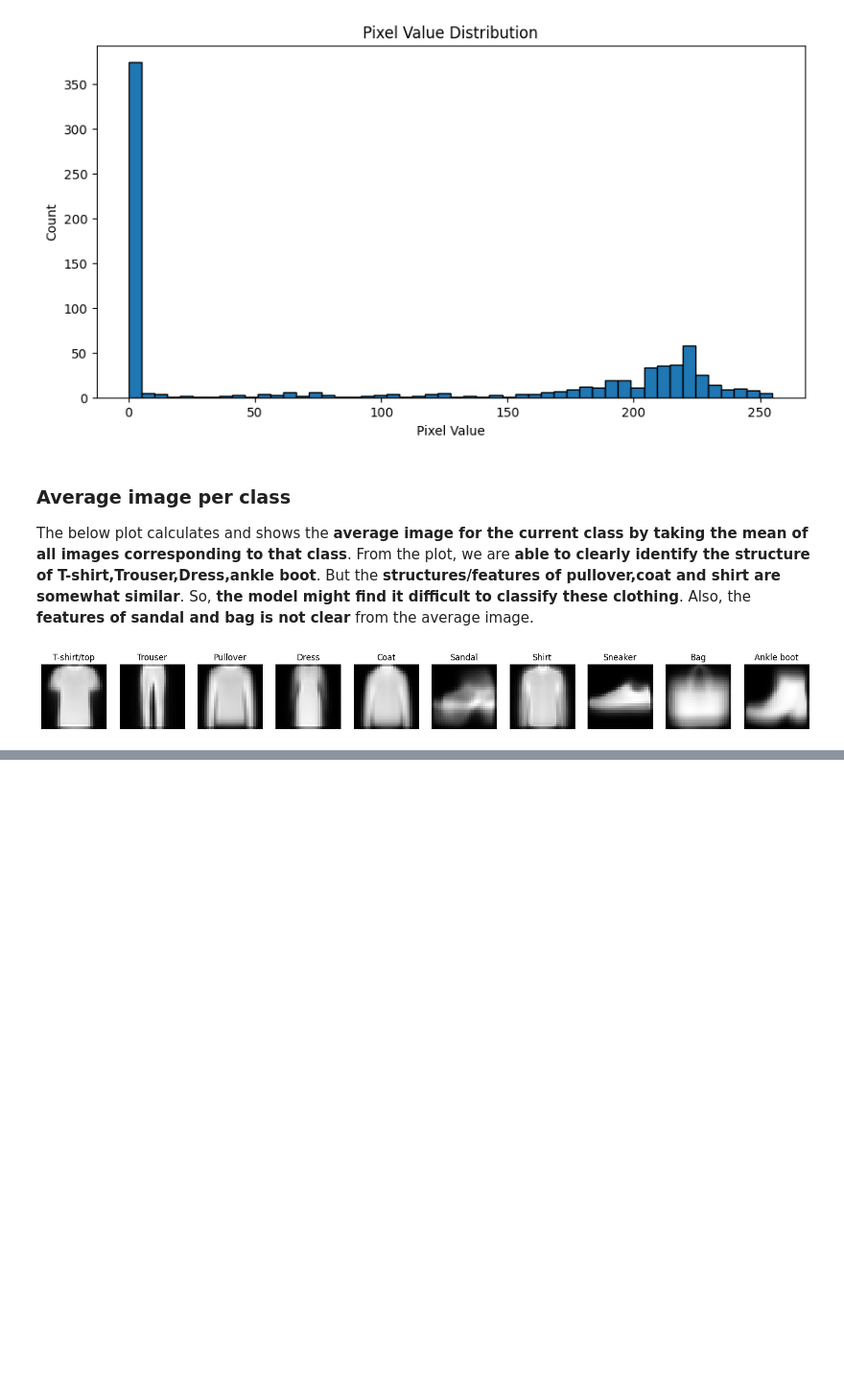
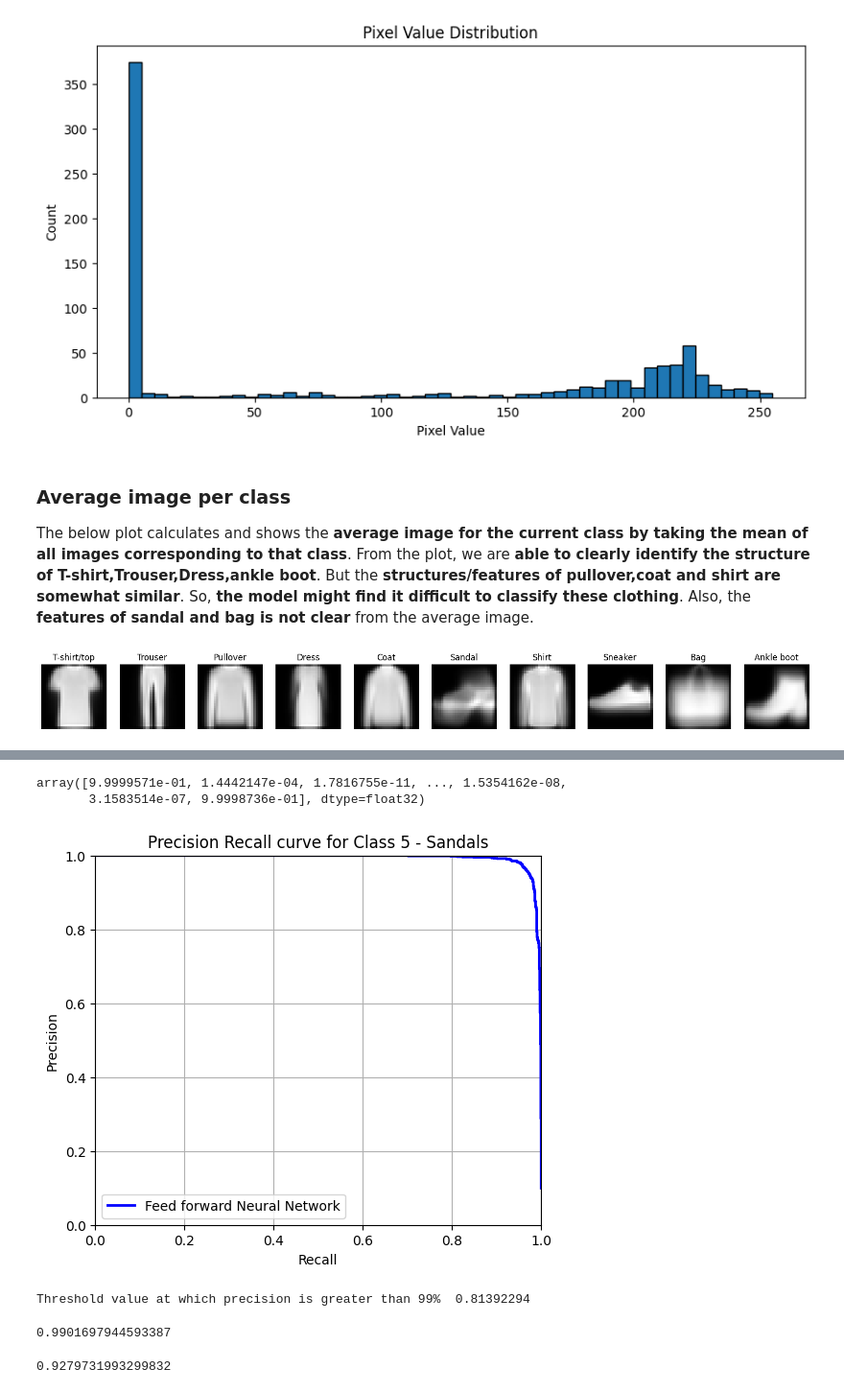
Before and after one commit to hemasree798/CSCN8010-labs, a Jupyter notebook: fMNIST_Dataset_DenseNN.ipynb, the cells around one changed output, grey strips where cells are left out. Shown at 96% size. Drawn from its saved outputs; the diff is of its cells as text; code cells hidden in the pictures; blank space fills up the shorter version.

```diff
--- a/fMNIST_Dataset_DenseNN.ipynb
+++ b/fMNIST_Dataset_DenseNN.ipynb
@@ -150,0 +327,46 @@ plt.show()
+# %%
+# Converting it as binary labels 5-Sanadals and Not Sandals
+for class_label in val_labels:
+    if class_label == positive_class:
+        binary_labels.append(1)
+    else:
+        binary_labels.append(0)
+# %%
+# converting list of labels into array
+val_pred_5 = np.array(binary_labels)
+# %%
+# getting the predicted probabilities of the model for Class 5
+val_pred_prob_class5 = val_pred_prob[:, 5]
+# %%
+# printing the predicted probabilities of the model for class 5
+val_pred_prob_class5
+# %% [output]
+array([9.9999571e-01, 1.4442147e-04, 1.7816755e-11, ..., 1.5354162e-08,
+       3.1583514e-07, 9.9998736e-01], dtype=float32)
+# %%
+# Calculating the precision, recall and threshold of Class 5 - sandals
+precisions, recalls, thresholds = precision_recall_curve(
+    val_pred_5, val_pred_prob_class5)
+# %%
+# Plotting the precision recall curve
+plt.figure(figsize=(6, 5))
+
+plt.plot(recalls, precisions, "b-", linewidth=2,
+         label="Feed forward Neural Network")
+plt.xlabel("Recall")
+plt.ylabel("Precision")
+plt.axis([0, 1, 0, 1])
+plt.title("Precision Recall curve for Class 5 - Sandals")
+plt.grid()
+plt.legend(loc="lower left")
+
+plt.show()
+# %% [output]
+[figure, added]
+# %%
+# finding the threshold at which precision is 99%
+idx_for_99_precision = (precisions >= 0.99).argmax()
+threshold_for_99_precision = thresholds[idx_for_99_precision]
+print("Threshold value at which precision is greater than 99% ", threshold_for_99_precision)
+# %% [output]
+Threshold value at which precision is greater than 99%  0.81392294
@@ -150,0 +376,10 @@ plt.show()
+# %%
+# recalculated precision
+precision_score(val_pred_5,val_pred_99_precision)
+# %% [output]
+0.9901697944593387
+# %%
+# recalculated recall
+recall_score(val_pred_5,val_pred_99_precision)
+# %% [output]
+0.9279731993299832
```
Also changed, not shown: parts of 34 cells of this notebook.
